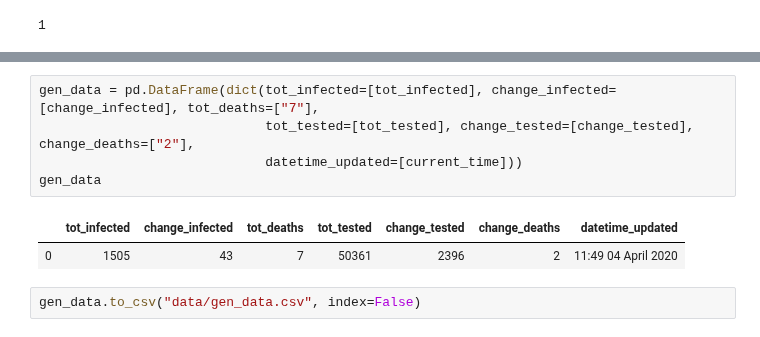
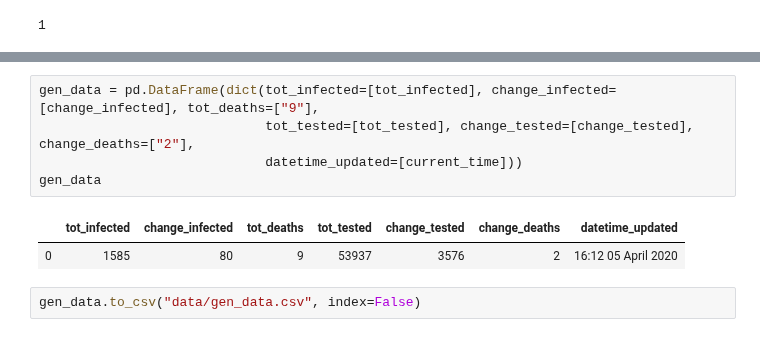
Before and after one commit to SimonRosen173/Covid19SAData, a Jupyter notebook: Data_Preprocessing.ipynb, the cells around one changed output, grey strips where cells are left out. Drawn from its saved outputs; the diff is of its cells as text.

Commit message:
Data updated

```diff
--- a/Data_Preprocessing.ipynb
+++ b/Data_Preprocessing.ipynb
@@ -736,11 +750,11 @@ Current Time = 11:49 04 April 2020
 # %%
-gen_data = pd.DataFrame(dict(tot_infected=[tot_infected], change_infected=[change_infected], tot_deaths=["7"],
+gen_data = pd.DataFrame(dict(tot_infected=[tot_infected], change_infected=[change_infected], tot_deaths=["9"],
                              tot_tested=[tot_tested], change_tested=[change_tested], change_deaths=["2"],
                              datetime_updated=[current_time]))
 gen_data
 # %% [output]
 |  | tot_infected | change_infected | tot_deaths | tot_tested | change_tested | change_deaths | datetime_updated |
-| 0 | 1505 | 43 | 7 | 50361 | 2396 | 2 | 11:49 04 April 2020 |
+| 0 | 1585 | 80 | 9 | 53937 | 3576 | 2 | 16:12 05 April 2020 |
 # %%
 gen_data.to_csv("data/gen_data.csv", index=False)
 # %% [markdown]
```
Also changed, not shown: parts of 33 cells of this notebook, 27 other files.
